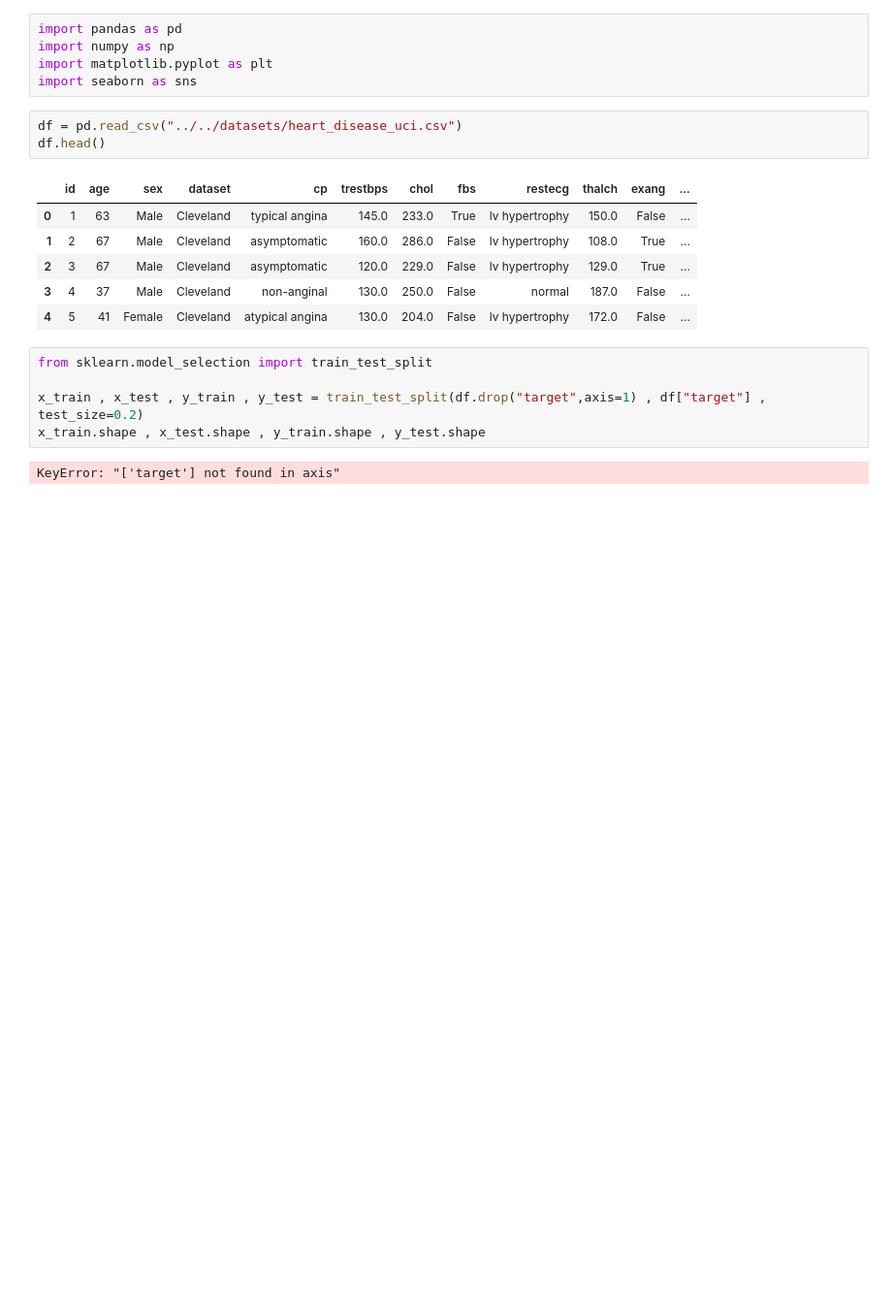
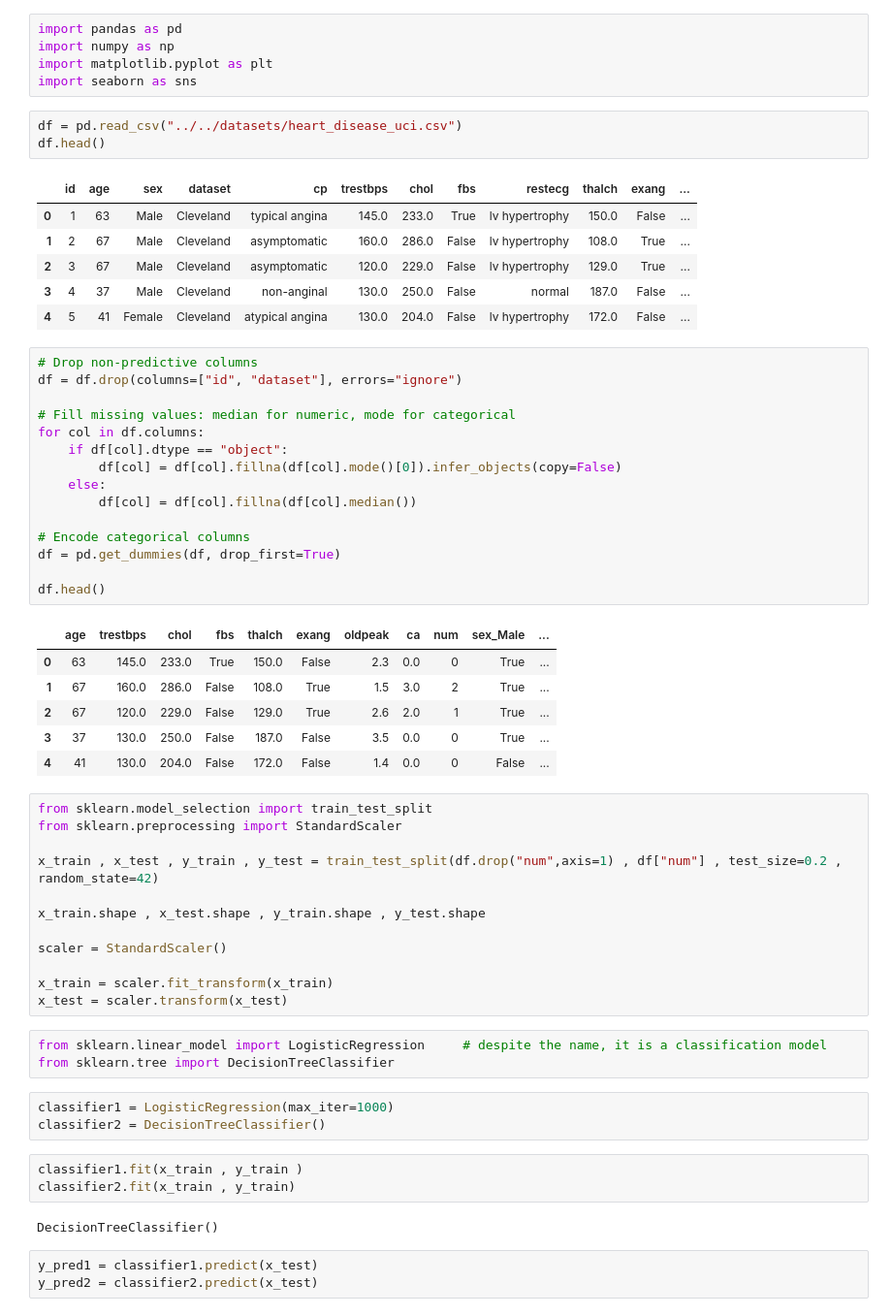
Before and after one commit to DevRitesh08/Machine-Learning-From-Scratch, a Jupyter notebook: 04-model-evaluation/classification-metrics/01-classification-metrics.ipynb, the cells around one changed output. Shown at 97% size. Saved outputs shown, nothing was run; the diff lists cells and outputs as text; blank space fills up the shorter version.

```diff
--- a/04-model-evaluation/classification-metrics/01-classification-metrics.ipynb
+++ b/04-model-evaluation/classification-metrics/01-classification-metrics.ipynb
@@ -17,10 +17,51 @@ df.head()
 | 2 | 3 | 67 | Male | Cleveland | asymptomatic | 120.0 | 229.0 | False | lv hypertrophy | 129.0 | True | ... |
 | 3 | 4 | 37 | Male | Cleveland | non-anginal | 130.0 | 250.0 | False | normal | 187.0 | False | ... |
 | 4 | 5 | 41 | Female | Cleveland | atypical angina | 130.0 | 204.0 | False | lv hypertrophy | 172.0 | False | ... |
+# %%
+# Drop non-predictive columns
+df = df.drop(columns=["id", "dataset"], errors="ignore")
+
+# Fill missing values: median for numeric, mode for categorical
+for col in df.columns:
+    if df[col].dtype == "object":
+        df[col] = df[col].fillna(df[col].mode()[0]).infer_objects(copy=False)
+    else:
+        df[col] = df[col].fillna(df[col].median())
+
+# Encode categorical columns
+df = pd.get_dummies(df, drop_first=True)
+
+df.head()
+# %% [output]
+|  | age | trestbps | chol | fbs | thalch | exang | oldpeak | ca | num | sex_Male | ... |
+| 0 | 63 | 145.0 | 233.0 | True | 150.0 | False | 2.3 | 0.0 | 0 | True | ... |
+| 1 | 67 | 160.0 | 286.0 | False | 108.0 | True | 1.5 | 3.0 | 2 | True | ... |
+| 2 | 67 | 120.0 | 229.0 | False | 129.0 | True | 2.6 | 2.0 | 1 | True | ... |
+| 3 | 37 | 130.0 | 250.0 | False | 187.0 | False | 3.5 | 0.0 | 0 | True | ... |
+| 4 | 41 | 130.0 | 204.0 | False | 172.0 | False | 1.4 | 0.0 | 0 | False | ... |
 # %%
 from sklearn.model_selection import train_test_split
+from sklearn.preprocessing import StandardScaler
 
-x_train , x_test , y_train , y_test = train_test_split(df.drop("target",axis=1) , df["target"] , test_size=0.2)
+x_train , x_test , y_train , y_test = train_test_split(df.drop("num",axis=1) , df["num"] , test_size=0.2 , random_state=42)
+
 x_train.shape , x_test.shape , y_train.shape , y_test.shape
+
+scaler = StandardScaler()
+
+x_train = scaler.fit_transform(x_train)
+x_test = scaler.transform(x_test)
-# %% [output]
-KeyError: "['target'] not found in axis"
+# %%
+from sklearn.linear_model import LogisticRegression     # despite the name, it is a classification model
+from sklearn.tree import DecisionTreeClassifier
+# %%
+classifier1 = LogisticRegression(max_iter=1000)
+classifier2 = DecisionTreeClassifier()
+# %%
+classifier1.fit(x_train , y_train )
+classifier2.fit(x_train , y_train)
+# %% [output]
+DecisionTreeClassifier()
+# %%
+y_pred1 = classifier1.predict(x_test)
+y_pred2 = classifier2.predict(x_test)
```
Also changed, not shown: parts of 5 cells of this notebook.
